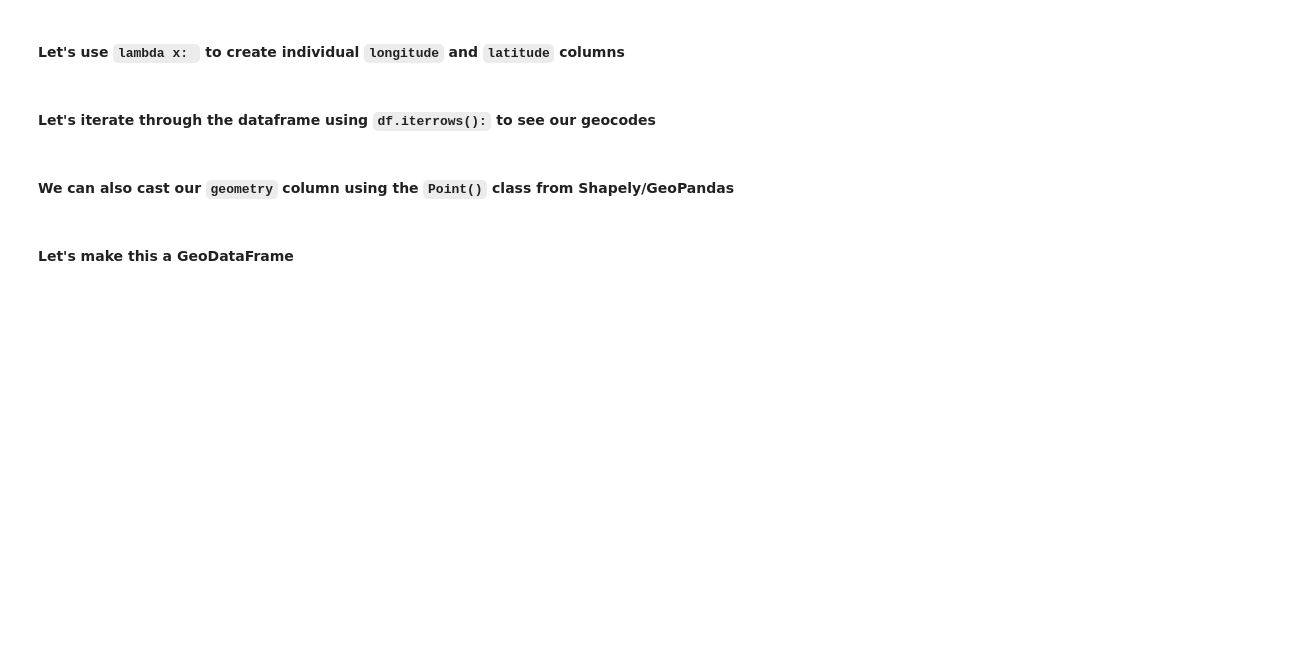
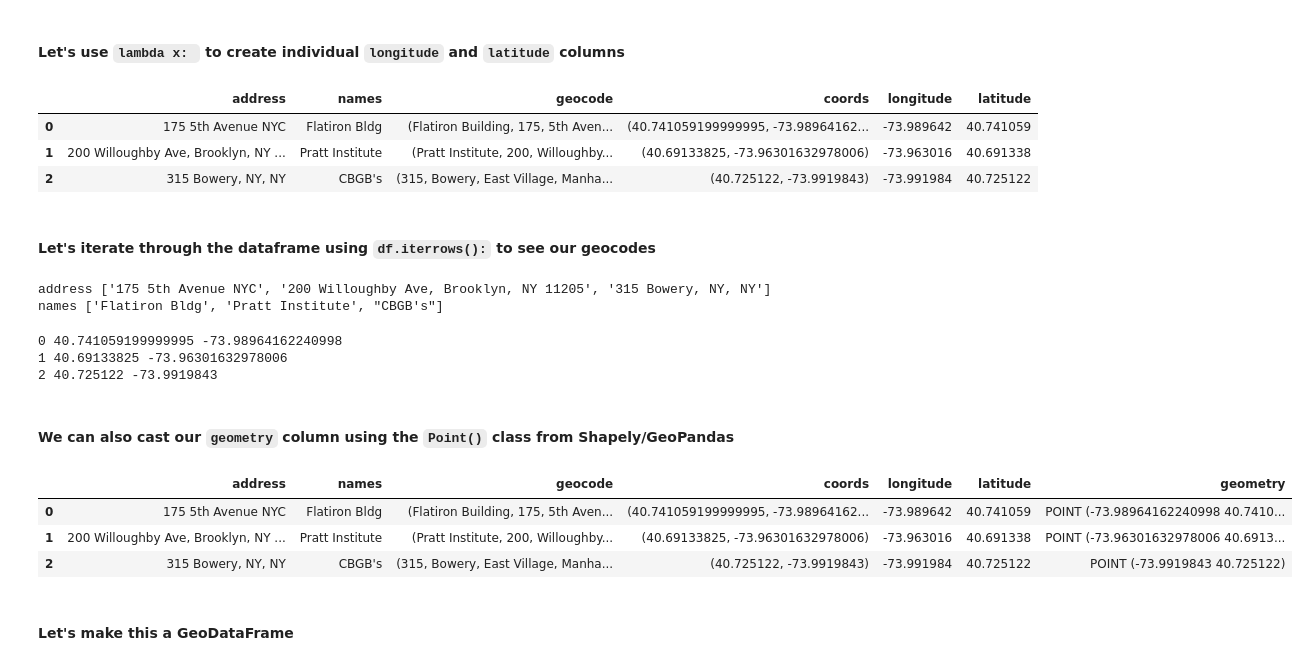
Before and after one commit to katkim0307/pratt-savi-810-2020-03-lesson_07, a Jupyter notebook: lesson_07.ipynb, the cells around one changed output. Cells and saved outputs as stored; diff of their text form; code cells hidden in the pictures; blank space fills up the shorter version.

```diff
--- a/lesson_07.ipynb
+++ b/lesson_07.ipynb
@@ -388,2 +564,6 @@ Let's access `purple`'s **Attribute** called `.red`
 # %% [markdown]
 #### Let's geocode everything in the **address** column
+# %%
+df['geocode'] = df['address'].apply(geolocator.geocode)
+
+df
@@ -390,2 +575,8 @@ Let's access `purple`'s **Attribute** called `.red`
 # %% [markdown]
 #### Let's Parse out the Coordinates
+# %%
+df['coords'] = df['geocode'].apply(
+    lambda x: (x.latitude, x.longitude)
+)
+
+df
@@ -397,9 +593,41 @@ Let's access `purple`'s **Attribute** called `.red`
 Basically you can use a lambda when you don't want to define a function but you need to perform a function operation.
 # %% [markdown]
 #### Let's use `lambda x: ` to create individual `longitude` and `latitude` columns
+# %%
+df['longitude'] = df['geocode'].apply(lambda x: x.longitude)
+df['latitude'] = df['geocode'].apply(lambda x: x.latitude)
+
+df
+# %% [output]
+|  | address | names | geocode | coords | longitude | latitude |
+| 0 | 175 5th Avenue NYC | Flatiron Bldg | (Flatiron Building, 175, 5th Aven... | (40.741059199999995, -73.98964162... | -73.989642 | 40.741059 |
+| 1 | 200 Willoughby Ave, Brooklyn, NY ... | Pratt Institute | (Pratt Institute, 200, Willoughby... | (40.69133825, -73.96301632978006) | -73.963016 | 40.691338 |
+| 2 | 315 Bowery, NY, NY | CBGB's | (315, Bowery, East Village, Manha... | (40.725122, -73.9919843) | -73.991984 | 40.725122 |
 # %% [markdown]
 #### Let's iterate through the dataframe using `df.iterrows():` to see our geocodes
+# %%
+for k, v in data.items():
+    print(k, v)
+# %% [output]
+address ['175 5th Avenue NYC', '200 Willoughby Ave, Brooklyn, NY 11205', '315 Bowery, NY, NY']
+names ['Flatiron Bldg', 'Pratt Institute', "CBGB's"]
+# %%
+for idx, row in df.iterrows():
+    print(idx, row['latitude'], row['longitude'])
+# %% [output]
+0 40.741059199999995 -73.98964162240998
+1 40.69133825 -73.96301632978006
+2 40.725122 -73.9919843
 # %% [markdown]
 #### We can also cast our `geometry` column using the `Point()` class from Shapely/GeoPandas
+# %%
+df['geometry'] = df.apply(lambda row: Point(row['longitude'], row['latitude']), axis = 1)
+
+df
+# %% [output]
+|  | address | names | geocode | coords | longitude | latitude | geometry |
+| 0 | 175 5th Avenue NYC | Flatiron Bldg | (Flatiron Building, 175, 5th Aven... | (40.741059199999995, -73.98964162... | -73.989642 | 40.741059 | POINT (-73.98964162240998 40.7410... |
+| 1 | 200 Willoughby Ave, Brooklyn, NY ... | Pratt Institute | (Pratt Institute, 200, Willoughby... | (40.69133825, -73.96301632978006) | -73.963016 | 40.691338 | POINT (-73.96301632978006 40.6913... |
+| 2 | 315 Bowery, NY, NY | CBGB's | (315, Bowery, East Village, Manha... | (40.725122, -73.9919843) | -73.991984 | 40.725122 | POINT (-73.9919843 40.725122) |
 # %% [markdown]
 #### Let's make this a GeoDataFrame
```
Also changed, not shown: parts of 80 cells of this notebook.
